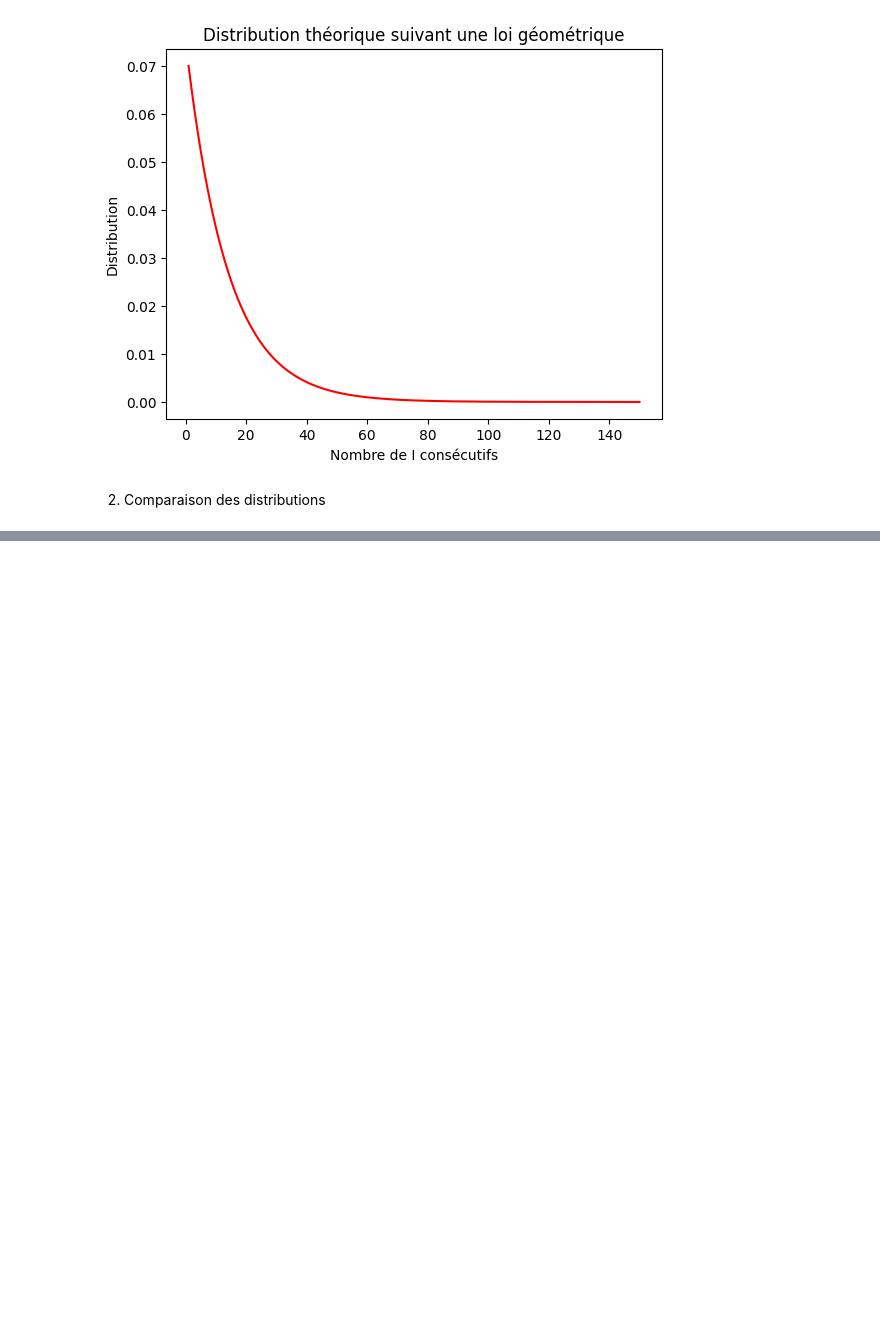
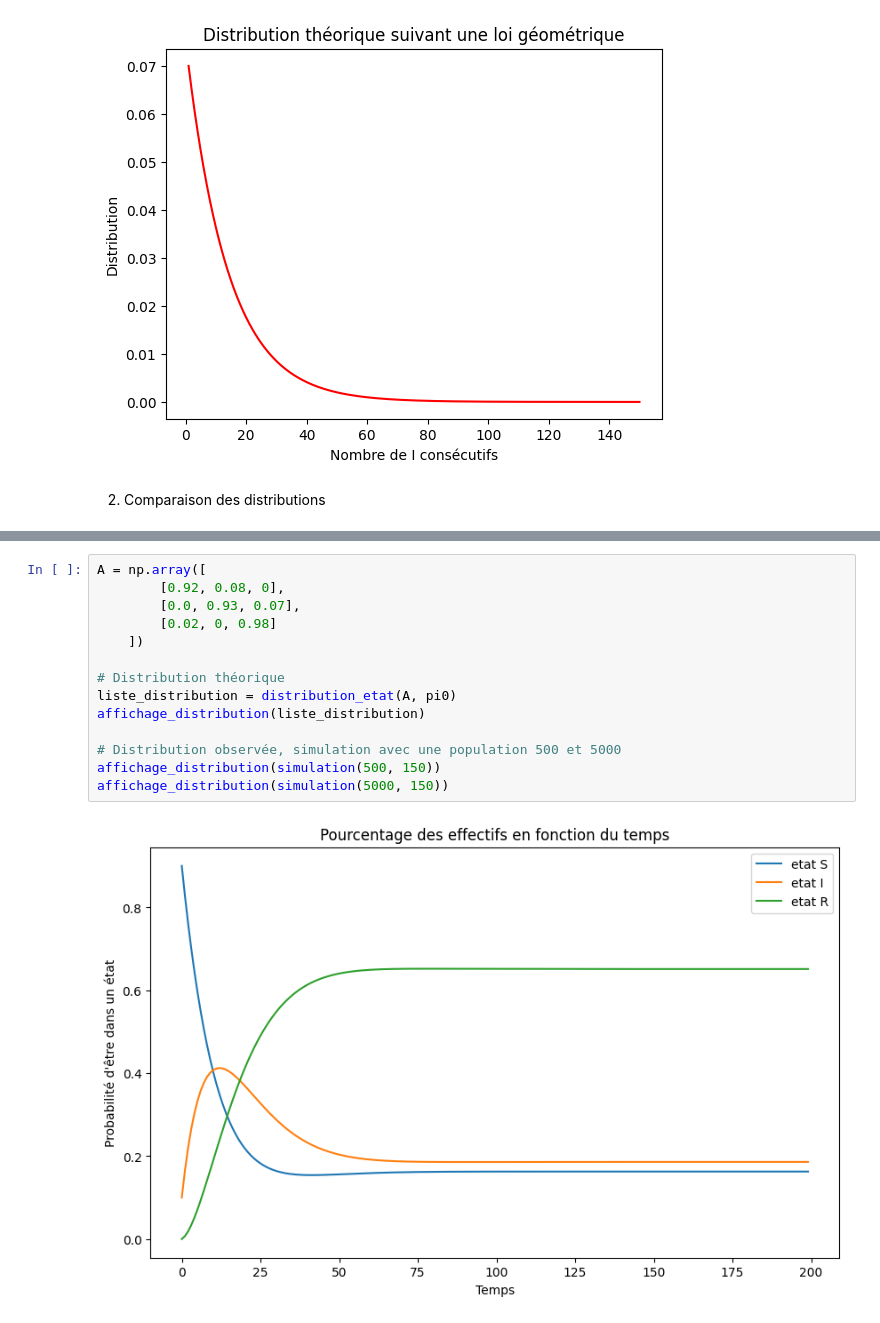
Before and after one commit to maelodie/markov, a Jupyter notebook: markov.ipynb, the cells around one changed output, grey strips where cells are left out. Drawn from its saved outputs; the diff is of its cells as text; blank space fills up the shorter version.

```diff
--- a/markov.ipynb
+++ b/markov.ipynb
@@ -325,0 +381,16 @@ longueur_by_time(150, 1000)
+# %%
+A = np.array([
+        [0.92, 0.08, 0],
+        [0.0, 0.93, 0.07],
+        [0.02, 0, 0.98]
+    ])
+
+# Distribution théorique
+liste_distribution = distribution_etat(A, pi0)
+affichage_distribution(liste_distribution)
+
+# Distribution observée, simulation avec une population 500 et 5000
+affichage_distribution(simulation(500, 150))
+affichage_distribution(simulation(5000, 150))
+# %% [output]
+[figure, added]
```
Also changed, not shown: parts of 15 cells of this notebook.
